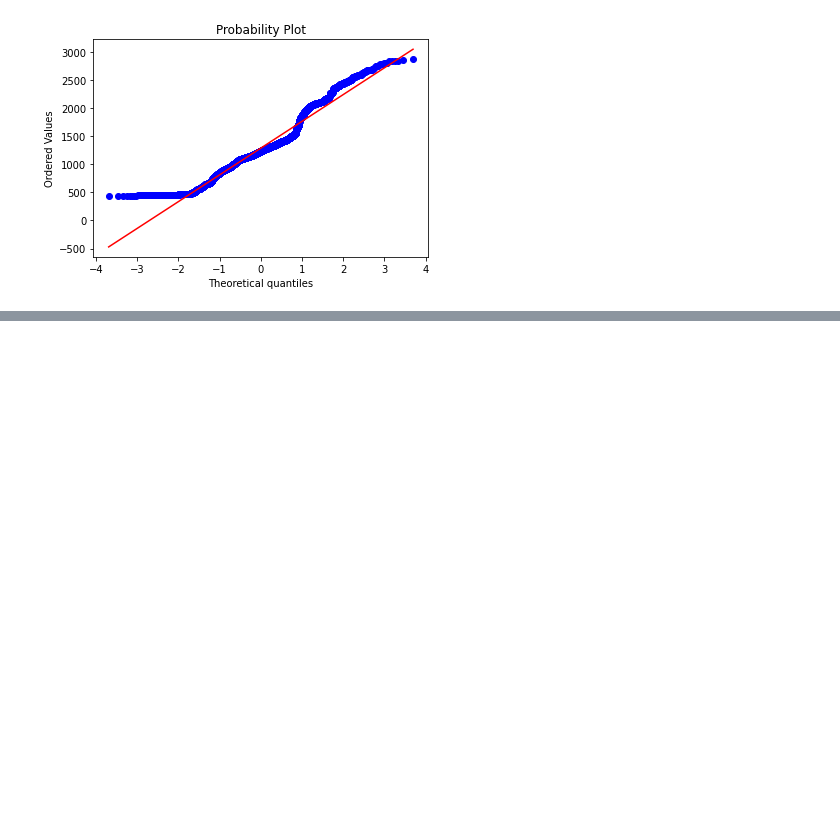
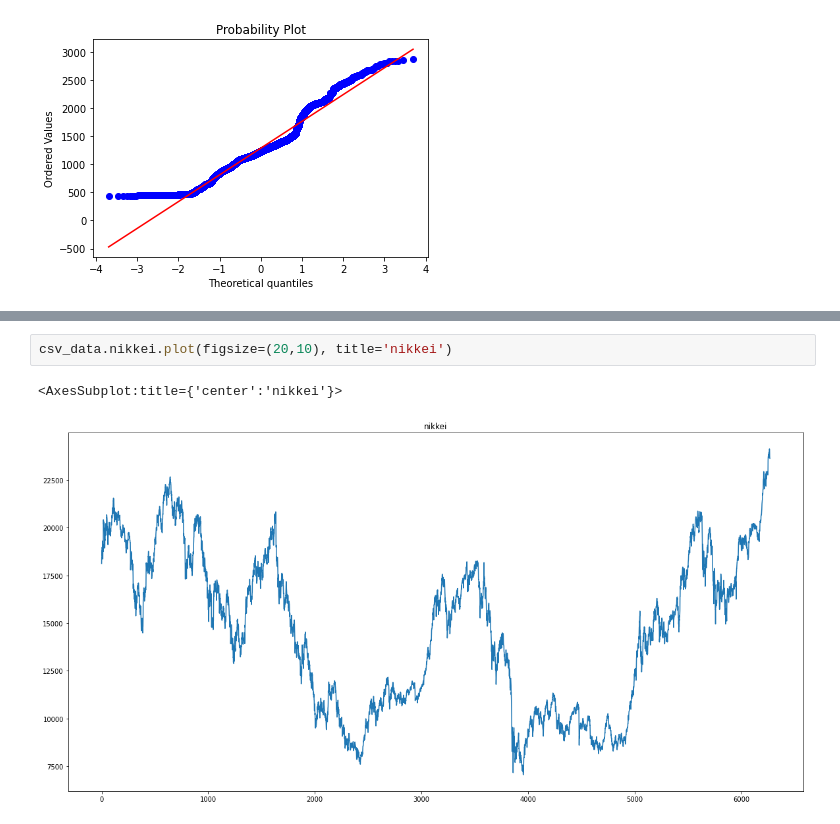
Before and after one commit to VaskarO/Time-series-analysis-and-forecasting, a Jupyter notebook: introduction.ipynb, the cells around one changed output, grey strips where cells are left out. Drawn from its saved outputs; the diff is of its cells as text; blank space fills up the shorter version.

```diff
--- a/introduction.ipynb
+++ b/introduction.ipynb
@@ -159,0 +184,5 @@ pylab.show()
+# %%
+csv_data.nikkei.plot(figsize=(20,10), title='nikkei')
+# %% [output]
+<AxesSubplot:title={'center':'nikkei'}>
+[figure, added]
```
Also changed, not shown: parts of 9 cells of this notebook.
